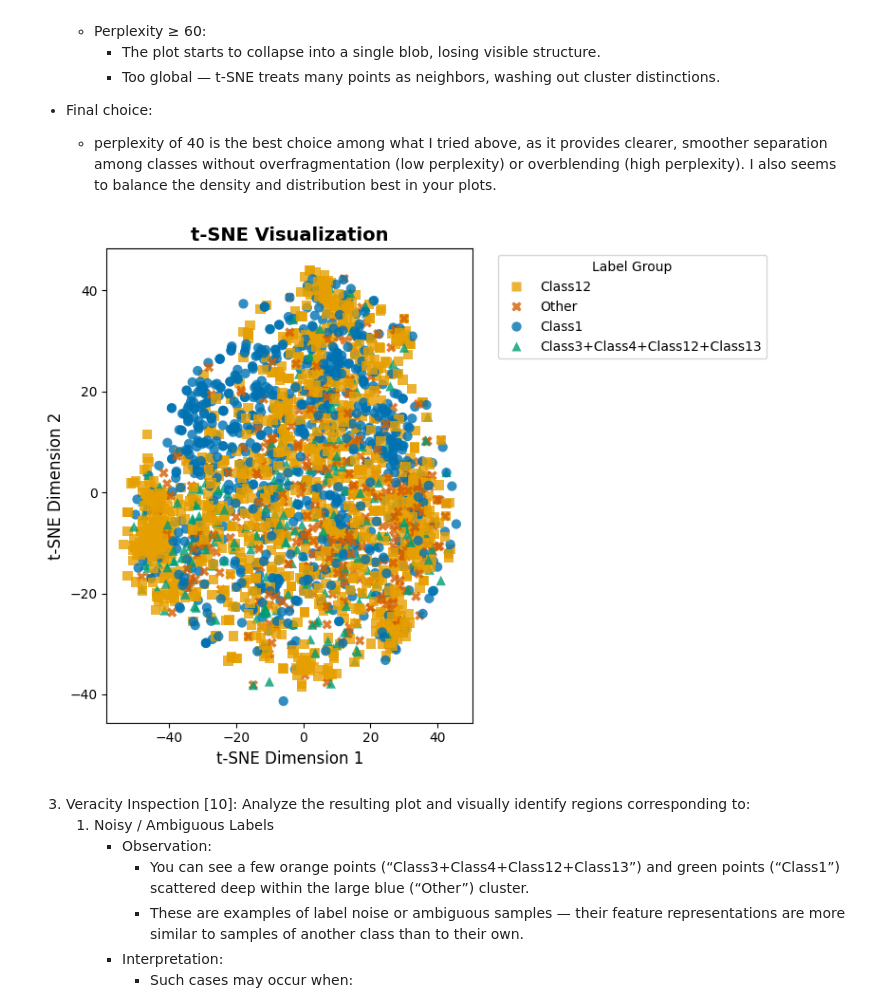
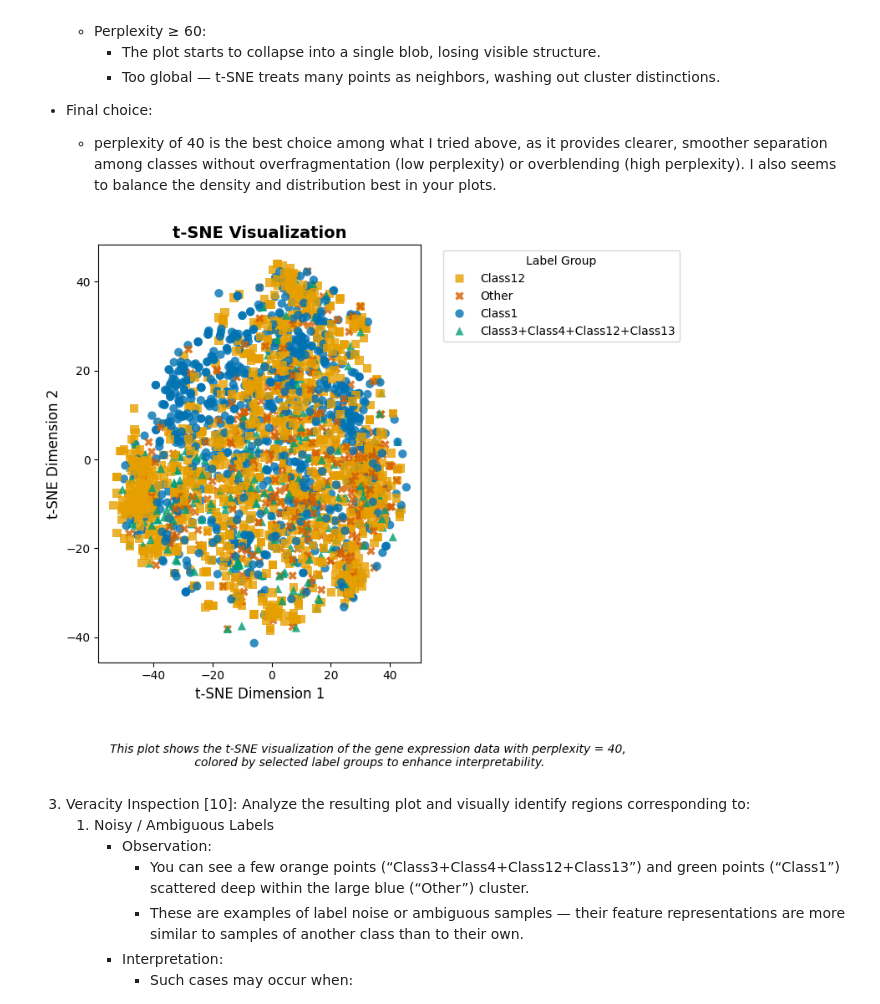
Before and after one commit to Navaneeth272001/assignment_5_Navaneeth272001, a Jupyter notebook: code.ipynb, the cells around one changed output. Drawn from its saved outputs; the diff is of its cells as text; code cells hidden in the pictures.

```diff
--- a/code.ipynb
+++ b/code.ipynb
@@ -316,34 +323,39 @@ markers = {
     "Class12": "s",     # Square
     "Class3+Class4+Class12+Class13": "^",  # Triangle
     "Other": "X"        # Cross
 }
 
 # --- Step 5: Plot ---
 plt.figure(figsize=(8, 6))
 sns.scatterplot(
     data=tsne_df,
     x="Dim1", y="Dim2",
     hue="LabelGroup",
     style="LabelGroup",
     palette=palette,
     markers=markers,
     s=55,
     alpha=0.8,
     edgecolor="none"
 )
 
 plt.title("t-SNE Visualization", fontsize=14, weight='bold')
 plt.xlabel("t-SNE Dimension 1", fontsize=12)
 plt.ylabel("t-SNE Dimension 2", fontsize=12)
 plt.legend(
     title="Label Group",
     bbox_to_anchor=(1.05, 1),
     loc='upper left'
 )
+plt.figtext(
+    0.5, -0.1,
+    "This plot shows the t-SNE visualization of the gene expression data with perplexity = 40,\n colored by selected label groups to enhance interpretability.",
+    ha="center", fontsize=10, style="italic", wrap=True
+)
 plt.tight_layout()
 plt.show()
 # %% [output]
-[figure, old version]
+[figure, new version]
 # %% [markdown]
 3. Veracity Inspection [10]: Analyze the resulting plot and visually identify regions corresponding to:
     1. Noisy / Ambiguous Labels
```
Also changed, not shown: parts of 5 cells of this notebook.
